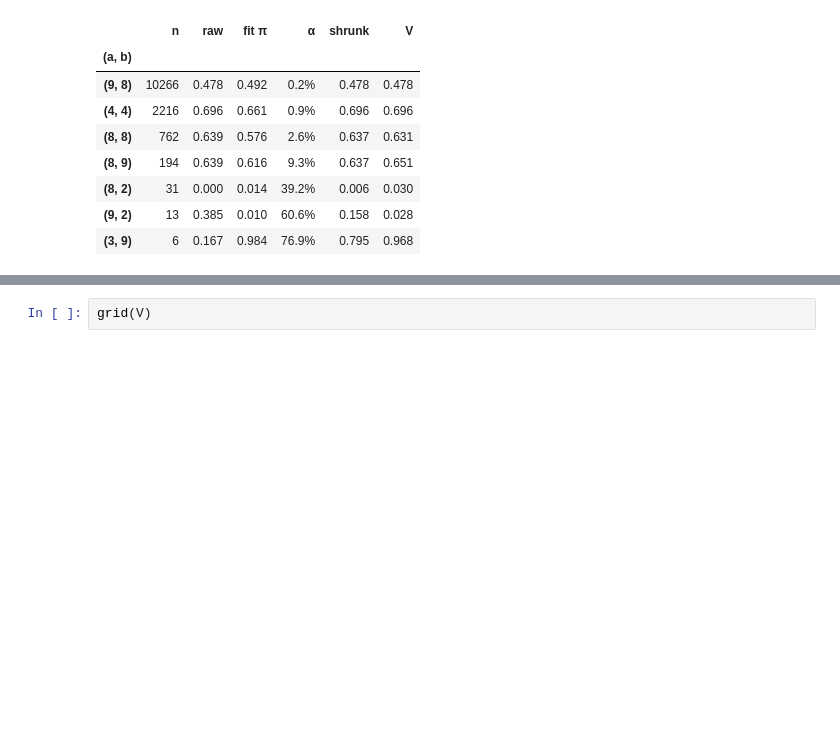
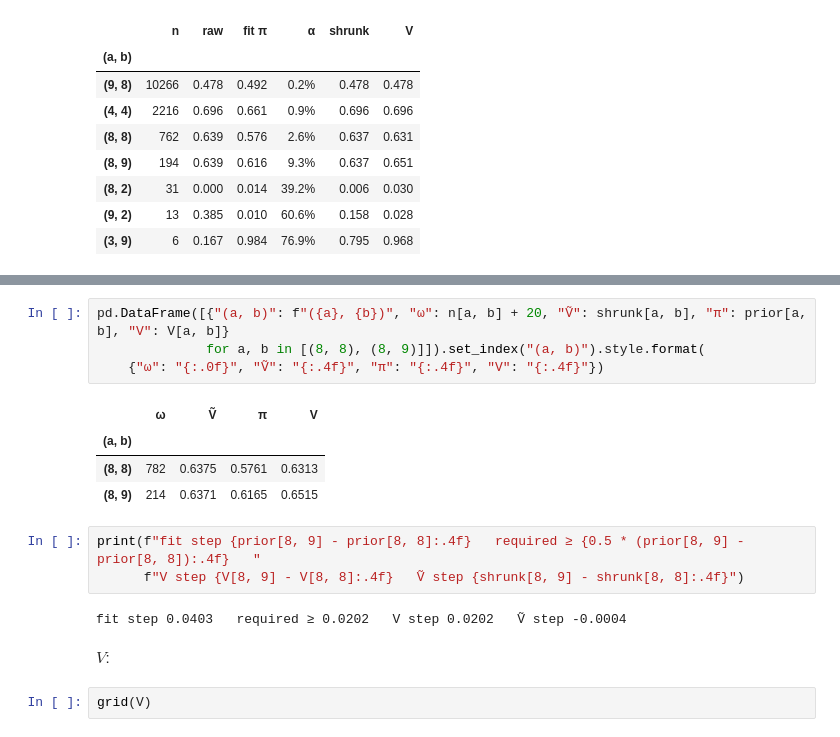
Before and after one commit to shanelee2027/CodenamesAI, a Jupyter notebook: notebooks/value_model_comfort_1028.ipynb, the cells around one changed output, grey strips where cells are left out. Drawn from its saved outputs; the diff is of its cells as text; blank space fills up the shorter version.

```diff
--- a/notebooks/value_model_comfort_1028.ipynb
+++ b/notebooks/value_model_comfort_1028.ipynb
@@ -124,3 +137,19 @@ Final $V$:
+# %%
+pd.DataFrame([{"(a, b)": f"({a}, {b})", "ω": n[a, b] + 20, "Ṽ": shrunk[a, b], "π": prior[a, b], "V": V[a, b]}
+              for a, b in [(8, 8), (8, 9)]]).set_index("(a, b)").style.format(
+    {"ω": "{:.0f}", "Ṽ": "{:.4f}", "π": "{:.4f}", "V": "{:.4f}"})
+# %% [output]
+|  | ω | Ṽ | π | V |
+| (a, b) |  |  |  |  |
+| (8, 8) | 782 | 0.6375 | 0.5761 | 0.6313 |
+| (8, 9) | 214 | 0.6371 | 0.6165 | 0.6515 |
+# %%
+print(f"fit step {prior[8, 9] - prior[8, 8]:.4f}   required ≥ {0.5 * (prior[8, 9] - prior[8, 8]):.4f}   "
+      f"V step {V[8, 9] - V[8, 8]:.4f}   Ṽ step {shrunk[8, 9] - shrunk[8, 8]:.4f}")
+# %% [output]
+fit step 0.0403   required ≥ 0.0202   V step 0.0202   Ṽ step -0.0004
+# %% [markdown]
+$V$:
 # %%
 grid(V)
 # %% [output]
```
Also changed, not shown: parts of 12 cells of this notebook, 1 other file.
